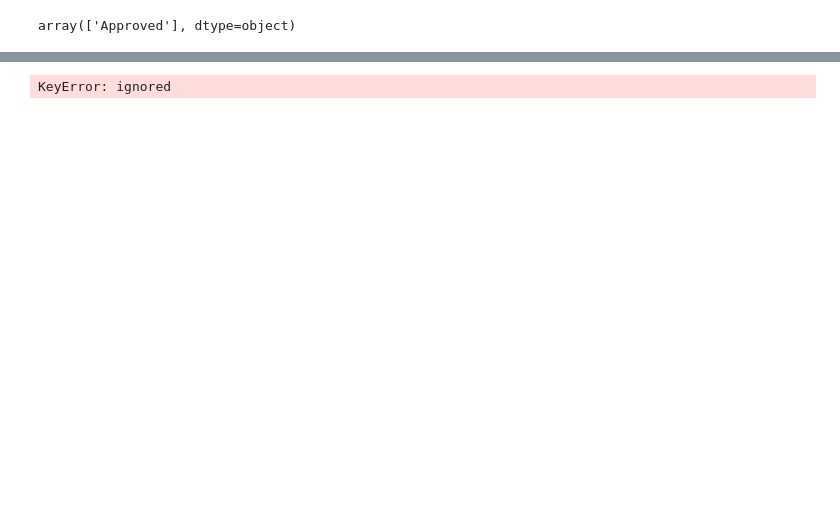
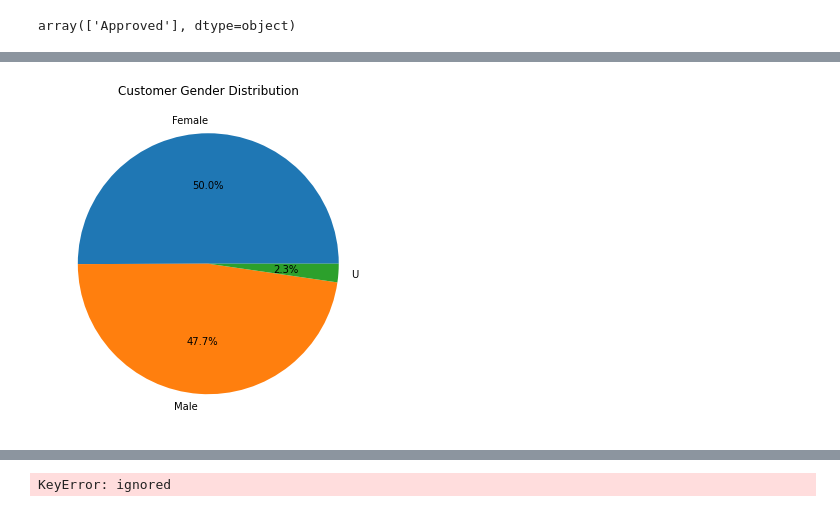
Before and after one commit to NUELBUNDI/PDS_PROJECT, a Jupyter notebook: Final_Project_Lee_Bundi_102586.ipynb, the cells around one changed output, grey strips where cells are left out. Cells and saved outputs as stored; diff of their text form; code cells hidden in the pictures; blank space fills up the shorter version.

```diff
--- a/Final_Project_Lee_Bundi_102586.ipynb
+++ b/Final_Project_Lee_Bundi_102586.ipynb
@@ -237,0 +278,6 @@ memory usage: 4.3+ MB
+# %%
+# drop cancelled orders in our data
+
+data.drop(data[data['order_status']=='Cancelled'].index,inplace=True)
+# check if dropped
+data.order_status.unique()
@@ -237,0 +292,10 @@ memory usage: 4.3+ MB
+# %%
+x=data['gender'].value_counts().sort_values(ascending =False)
+x.reset_index()
+x.keys()
+plt.figure(figsize=(8,6))
+plt.pie(x=data['gender'].value_counts(),labels=x.keys(),autopct='%1.1f%%')
+plt.title('Customer Gender Distribution')
+plt.show()
+# %% [output]
+[figure, added]
```
Also changed, not shown: parts of 13 cells of this notebook.
